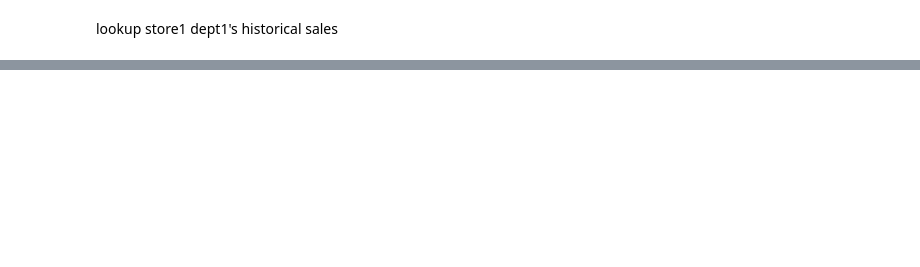
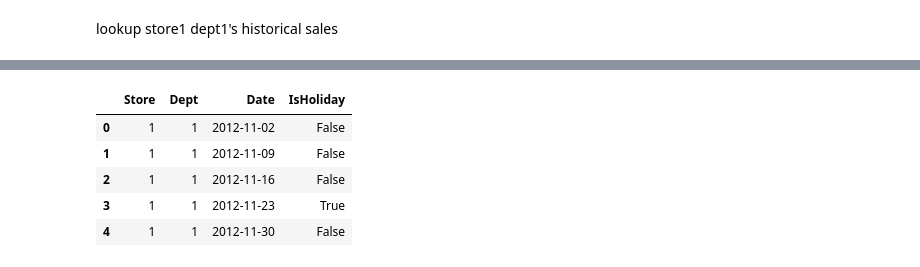
Before and after one commit to acoder1983/kaggle, a Jupyter notebook: walmart/walmart.ipynb, the cells around one changed output, grey strips where cells are left out. Cells and saved outputs as stored; diff of their text form; code cells hidden in the pictures; blank space fills up the shorter version.

```diff
--- a/walmart/walmart.ipynb
+++ b/walmart/walmart.ipynb
@@ -29,0 +159,10 @@ help(graphic.acf)
+# %%
+test_data = pd.read_csv('raw_data/test.csv')
+test_data.head()
+# %% [output]
+|  | Store | Dept | Date | IsHoliday |
+| 0 | 1 | 1 | 2012-11-02 | False |
+| 1 | 1 | 1 | 2012-11-09 | False |
+| 2 | 1 | 1 | 2012-11-16 | False |
+| 3 | 1 | 1 | 2012-11-23 | True |
+| 4 | 1 | 1 | 2012-11-30 | False |
```
Also changed, not shown: parts of 40 cells of this notebook, 3 other files.
